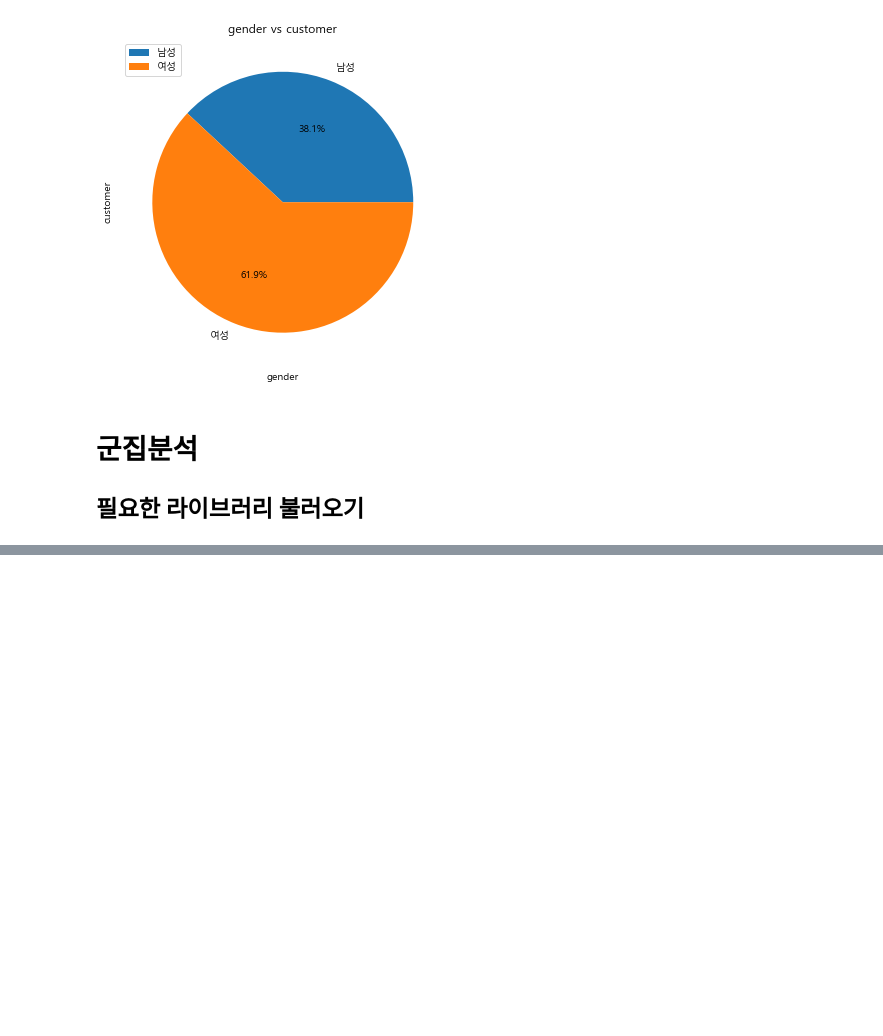
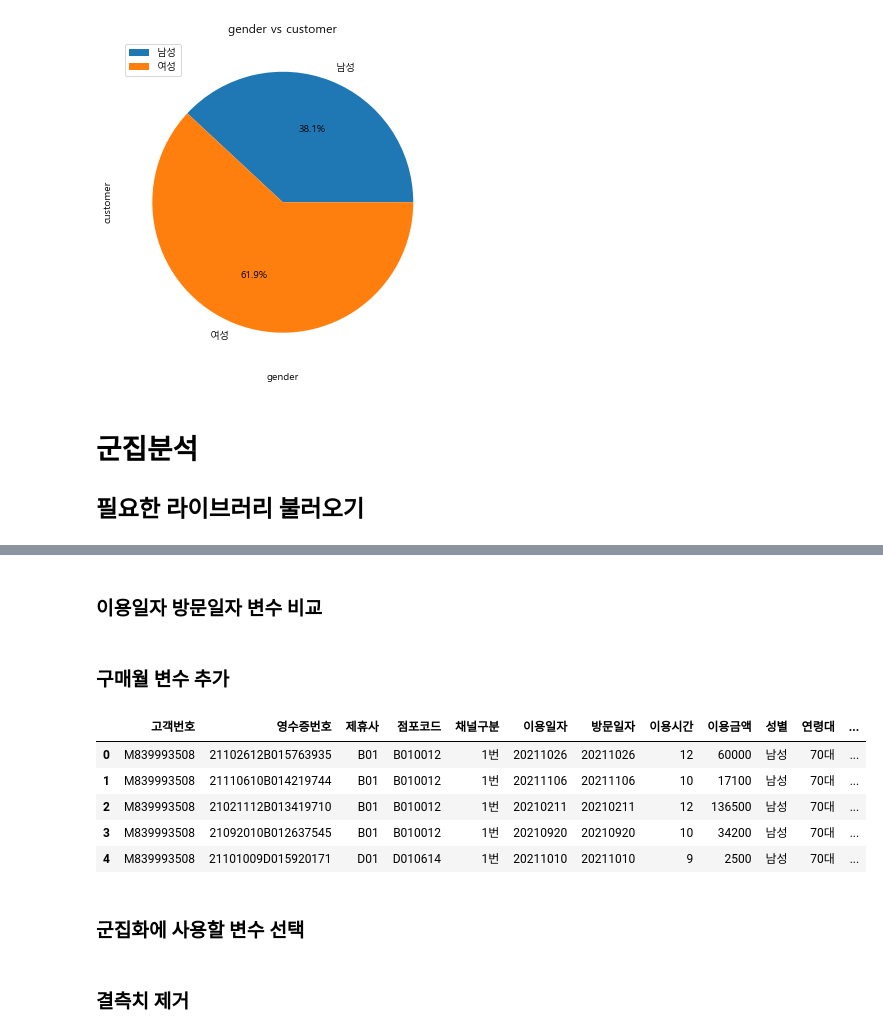
Before and after one commit to DahyeonKang/L.POINT-competition, a Jupyter notebook: eda_1,3.ipynb, the cells around one changed output, grey strips where cells are left out. Saved outputs shown, nothing was run; the diff lists cells and outputs as text; code cells hidden in the pictures; blank space fills up the shorter version.

```diff
--- a/eda_1,3.ipynb
+++ b/eda_1,3.ipynb
@@ -264,0 +180,2 @@ plotnine.options.figure_size = (8, 4.8)
+# %% [markdown]
+### 이용일자 방문일자 변수 비교
@@ -264,0 +189,15 @@ plotnine.options.figure_size = (8, 4.8)
+# %% [markdown]
+### 구매월 변수 추가
+# %%
+data['구매월'] = data['이용일자'].map(lambda x: str(x)[4:6]+'월')
+data['채널구분'] = data['채널구분'].map(lambda x: str(x)+'번') # 채널구분을 카테고리컬하게 바꿔주기 위한 작업
+data.head()
+# %% [output]
+|  | 고객번호 | 영수증번호 | 제휴사 | 점포코드 | 채널구분 | 이용일자 | 방문일자 | 이용시간 | 이용금액 | 성별 | 연령대 | ... |
+| 0 | M839993508 | 21102612B015763935 | B01 | B010012 | 1번 | 20211026 | 20211026 | 12 | 60000 | 남성 | 70대 | ... |
+| 1 | M839993508 | 21110610B014219744 | B01 | B010012 | 1번 | 20211106 | 20211106 | 10 | 17100 | 남성 | 70대 | ... |
+| 2 | M839993508 | 21021112B013419710 | B01 | B010012 | 1번 | 20210211 | 20210211 | 12 | 136500 | 남성 | 70대 | ... |
+| 3 | M839993508 | 21092010B012637545 | B01 | B010012 | 1번 | 20210920 | 20210920 | 10 | 34200 | 남성 | 70대 | ... |
+| 4 | M839993508 | 21101009D015920171 | D01 | D010614 | 1번 | 20211010 | 20211010 | 9 | 2500 | 남성 | 70대 | ... |
+# %% [markdown]
+### 군집화에 사용할 변수 선택
@@ -264,0 +206,2 @@ plotnine.options.figure_size = (8, 4.8)
+# %% [markdown]
+### 결측치 제거
```
Also changed, not shown: parts of 33 cells of this notebook, 2 other files.
